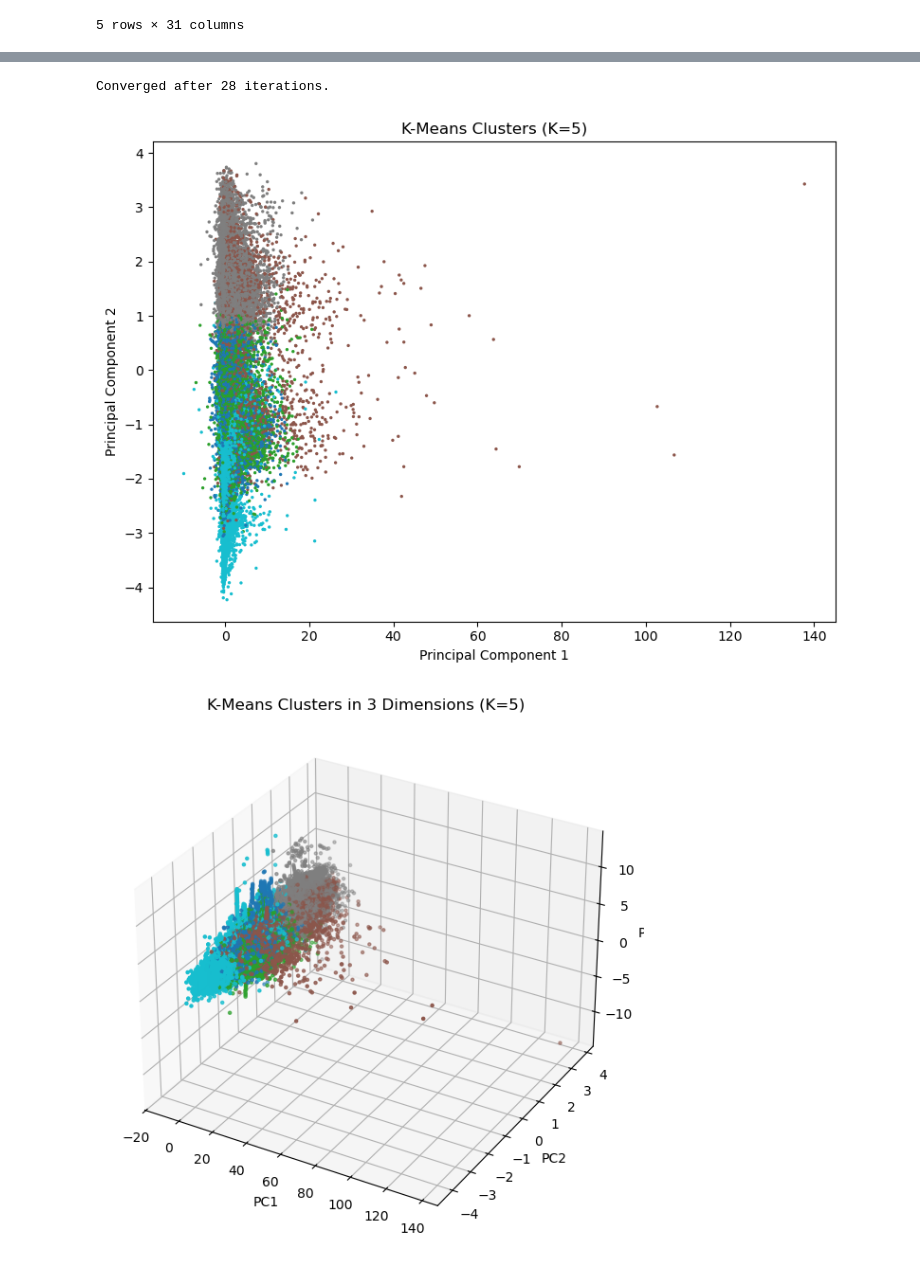
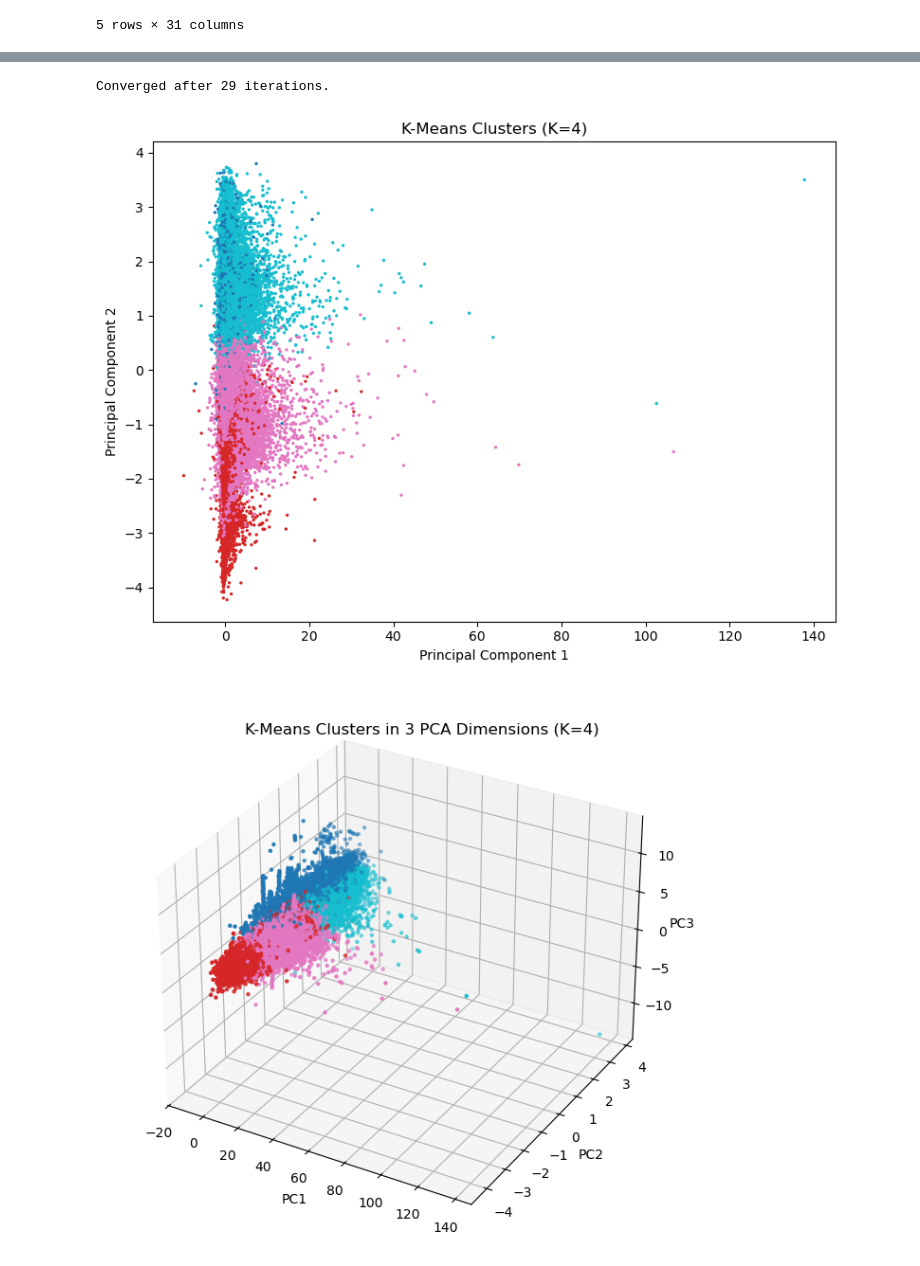
Before and after one commit to sunnakaradottir/data_science, a Jupyter notebook: notebooks/project.ipynb, the cells around one changed output, grey strips where cells are left out. Drawn from its saved outputs; the diff is of its cells as text; code cells hidden in the pictures.

```diff
--- a/notebooks/project.ipynb
+++ b/notebooks/project.ipynb
@@ -21,7 +21,7 @@ from sklearn.preprocessing import StandardScaler, RobustScaler
 # %%
 # Read in the dataset
 
-df = pd.read_csv('../data/creditcard.csv')
+df = pd.read_csv('../data/base_data.csv')
 df.head()
 # %% [output]
 |  | Time | V1 | V2 | V3 | V4 | V5 | V6 | V7 | V8 | V9 | ... | ... |
@@ -216,18 +205,18 @@ k=10, DB score=2.3637
 # %%
 # Elbow method using sklearn's KMeans
 
-inertia_values = []
+# inertia_values = []
 
-for k in k_values:
-    kmeans = KMeans(n_clusters=k, random_state=0)
-    kmeans.fit(scaled_features)
-    inertia_values.append(kmeans.inertia_)
-    print(f"k={k}, inertia={kmeans.inertia_:.2f}")
+# for k in k_values:
+#     kmeans = KMeans(n_clusters=k, random_state=0)
+#     kmeans.fit(scaled_features)
+#     inertia_values.append(kmeans.inertia_)
+#     print(f"k={k}, inertia={kmeans.inertia_:.2f}")
 
-plt.figure(figsize=(8, 5))
-plt.plot(k_values, inertia_values, marker='o')
-plt.xlabel("Number of clusters (k)")
-plt.ylabel("Inertia")
-plt.title("Elbow Method (sklearn)")
-plt.grid(True)
-plt.show()
+# plt.figure(figsize=(8, 5))
+# plt.plot(k_values, inertia_values, marker='o')
+# plt.xlabel("Number of clusters (k)")
+# plt.ylabel("Inertia")
+# plt.title("Elbow Method (sklearn)")
+# plt.grid(True)
+# plt.show()
@@ -245,51 +223,52 @@ k=10, inertia=6736218.35
 # %%
 # Visualize the clusters using PCA
 
-labels, centroids = kmeans_implementation(scaled_features, k=5)
+labels, centroids = kmeans_implementation(scaled_features, k=4)
 
 pca = PCA(n_components=2)
 reduced = pca.fit_transform(scaled_features)
 
 plt.figure(figsize=(8, 6))
 plt.scatter(reduced[:, 0], reduced[:, 1], c=labels, cmap='tab10', s=2)
-plt.title("K-Means Clusters (K=5)")
+plt.title("K-Means Clusters (K=4)")
 plt.xlabel("Principal Component 1")
 plt.ylabel("Principal Component 2")
 plt.tight_layout()
 plt.show()
 # %% [output]
-Converged after 28 iterations.
+Converged after 29 iterations.
-[figure, old version]
+[figure, new version]
 # %%
 # Let's try it in 3D
 
 from sklearn.decomposition import PCA
 import matplotlib.pyplot as plt
 from mpl_toolkits.mplot3d import Axes3D
 
 
 pca = PCA(n_components=3)
 reduced = pca.fit_transform(scaled_features)
 
 fig = plt.figure(figsize=(8, 6))
 ax = fig.add_subplot(111, projection='3d')
 
 sc = ax.scatter(
     reduced[:, 0],
     reduced[:, 1],
     reduced[:, 2],
     c=labels,
     cmap='tab10',
     s=5
 )
-ax.set_title("K-Means Clusters in 3 Dimensions (K=5)")
+ax.set_title("                            K-Means Clusters in 3 PCA Dimensions (K=4)                  ", y=1)
 ax.set_xlabel("PC1")
 ax.set_ylabel("PC2")
-ax.set_zlabel("PC3")
+ax.set_zlabel("PC3", labelpad=0)
 plt.tight_layout()
+#fig.subplots_adjust(right=0.43)
 plt.show()
 # %% [output]
-[figure, old version]
+[figure, new version]
 # %%
 # Print percentage of points in each cluster
 
```
Also changed, not shown: parts of 7 cells of this notebook, 6 other files.
